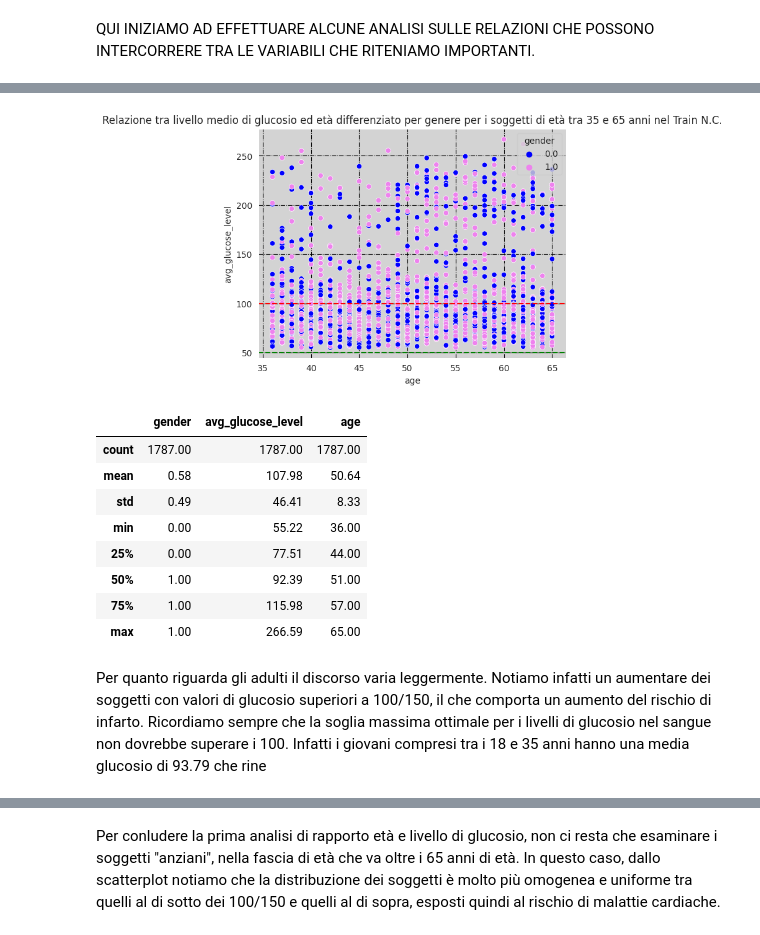
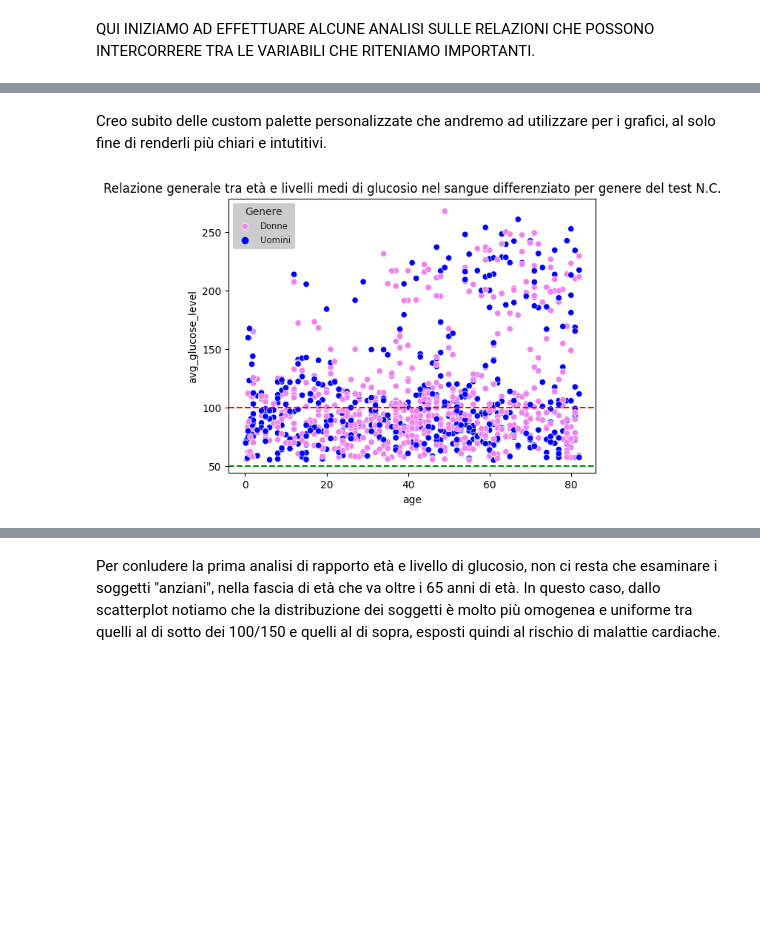
Before and after one commit to martiorru/paper_unibo, a Jupyter notebook: 1_Rinizio_progetto_Poggi.ipynb, the cells around one changed output, grey strips where cells are left out. Saved outputs shown, nothing was run; the diff lists cells and outputs as text; code cells hidden in the pictures; blank space fills up the shorter version.

```diff
--- a/1_Rinizio_progetto_Poggi.ipynb
+++ b/1_Rinizio_progetto_Poggi.ipynb
@@ -618,23 +589,12 @@ giovani.describe()
-# %%
-adulti = colonne_rel1[(colonne_rel1["age"] > 35) & (colonne_rel1["age"] <= 65)]
-#print(adulti)
-sns.scatterplot(data = adulti, x ="age", y = "avg_glucose_level", hue = "gender", palette=custom_palette)
-plt.title("Relazione tra livello medio di glucosio ed età differenziato per genere per i soggetti di età tra 35 e 65 anni nel Train N.C.")
-sns.set_style("darkgrid", {"axes.facecolor": "#C0C0C0", "grid.color": "black", "grid.linestyle": "--"})
-plt.axhline(y=50, color='green', linestyle='--', label='avg_glucose 100')
-plt.axhline(y=100, color='red', linestyle='--', label='avg_glucose 150')
-plt.show()
-adulti.describe()
-# %% [output]
-[figure, removed]
-|  | gender | avg_glucose_level | age |
-| count | 1787.00 | 1787.00 | 1787.00 |
-| mean | 0.58 | 107.98 | 50.64 |
-| std | 0.49 | 46.41 | 8.33 |
-| min | 0.00 | 55.22 | 36.00 |
-| 25% | 0.00 | 77.51 | 44.00 |
-| 50% | 1.00 | 92.39 | 51.00 |
-| 75% | 1.00 | 115.98 | 57.00 |
-| max | 1.00 | 266.59 | 65.00 |
-# %% [markdown]
-Per quanto riguarda gli adulti il discorso varia leggermente. Notiamo infatti un aumentare dei soggetti con valori di glucosio superiori a 100/150, il che comporta un aumento del rischio di infarto. Ricordiamo sempre che la soglia massima ottimale per i livelli di glucosio nel sangue non dovrebbe superare i 100. Infatti i giovani compresi tra i 18 e 35 anni hanno una media glucosio di 93.79 che rine
+# %% [markdown]
+Creo subito delle custom palette personalizzate che andremo ad utilizzare per i grafici, al solo fine di renderli più chiari e intutitivi.
+# %%
+sns.scatterplot(data = colonne_rel2, x="age", y="avg_glucose_level", hue = "gender", palette = custom_palette)
+sns.set_style("darkgrid", {"axes.facecolor": "#C0C0C0", "grid.color": "black", "grid.linestyle": "--"})
+plt.legend(title="Genere", loc="upper left", fontsize="small", labels=["Donne", "Uomini"])
+plt.title("Relazione generale tra età e livelli medi di glucosio nel sangue differenziato per genere del test N.C.")
+plt.axhline(y=50, color="green", linestyle="--", label="avg_glucose 100")
+plt.axhline(y=100, color="red", linestyle="--", label="avg_glucose 150")
+plt.show()
+# %% [output]
+[figure, added]
```
Also changed, not shown: parts of 156 cells of this notebook.
